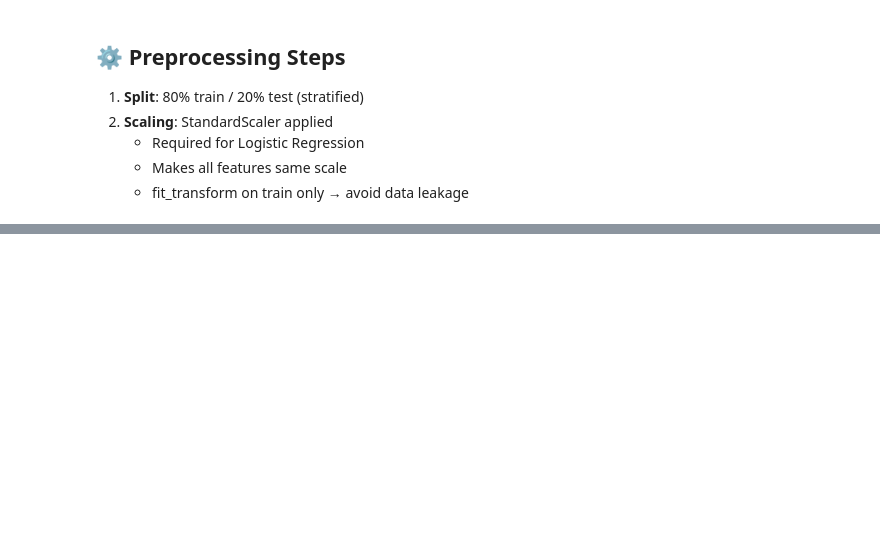
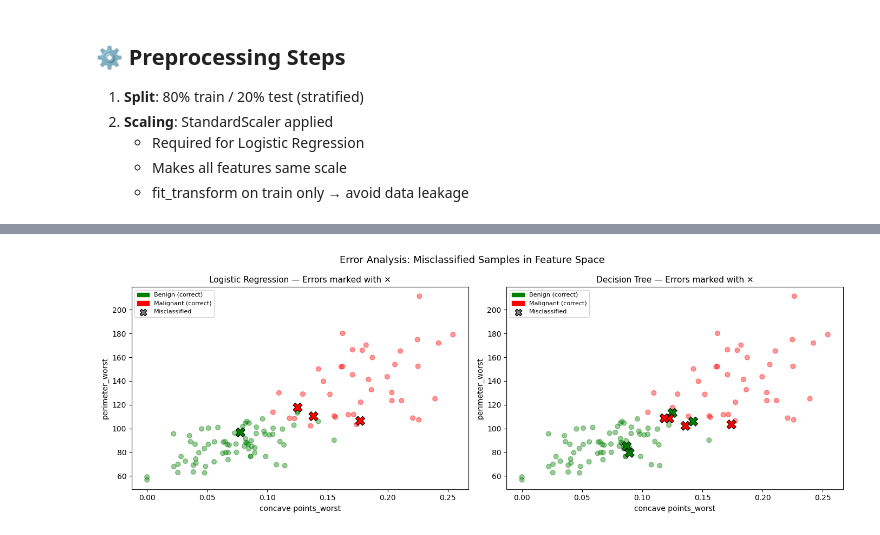
Before and after one commit to Srinidhi221/breast-cancer-ml, a Jupyter notebook: notebook.ipynb, the cells around one changed output, grey strips where cells are left out. Drawn from its saved outputs; the diff is of its cells as text; code cells hidden in the pictures; blank space fills up the shorter version.

```diff
--- a/notebook.ipynb
+++ b/notebook.ipynb
@@ -258,0 +550,45 @@ Mean after scaling:  -0.0
+# %%
+# ── Step 3: Visualise — where do errors fall in feature space? ───────
+import matplotlib.pyplot as plt
+import matplotlib.patches as mpatches
+
+fig, axes = plt.subplots(1, 2, figsize=(14, 5))
+
+for ax, (model_name, pred_col, errors_df) in zip(
+    axes,
+    [("Logistic Regression", "lr_pred", lr_errors),
+     ("Decision Tree",       "dt_pred", dt_errors)]
+):
+    # Correctly classified
+    correct = results[results['true_label'] == results[pred_col]]
+    ax.scatter(correct['concave points_worst'],
+               correct['perimeter_worst'],
+               c=correct['true_label'].map({0:'green', 1:'red'}),
+               alpha=0.4, s=40, label='_nolegend_')
+
+    # Errors — mark with X
+    ax.scatter(errors_df['concave points_worst'],
+               errors_df['perimeter_worst'],
+               c=errors_df['true_label'].map({0:'green', 1:'red'}),
+               marker='X', s=150, edgecolors='black', linewidths=0.8,
+               zorder=5)
+
+    ax.set_xlabel('concave points_worst', fontsize=10)
+    ax.set_ylabel('perimeter_worst',     fontsize=10)
+    ax.set_title(f'{model_name} — Errors marked with ✕', fontsize=11)
+
+    # Legend
+    patches = [
+        mpatches.Patch(color='green', label='Benign (correct)'),
+        mpatches.Patch(color='red',   label='Malignant (correct)'),
+        plt.scatter([], [], marker='X', c='gray', s=80,
+                    edgecolors='black', label='Misclassified'),
+    ]
+    ax.legend(handles=patches, fontsize=8)
+
+plt.suptitle('Error Analysis: Misclassified Samples in Feature Space',
+             fontsize=13)
+plt.tight_layout()
+plt.show()
+# %% [output]
+[figure, added]
```
Also changed, not shown: parts of 25 cells of this notebook.
